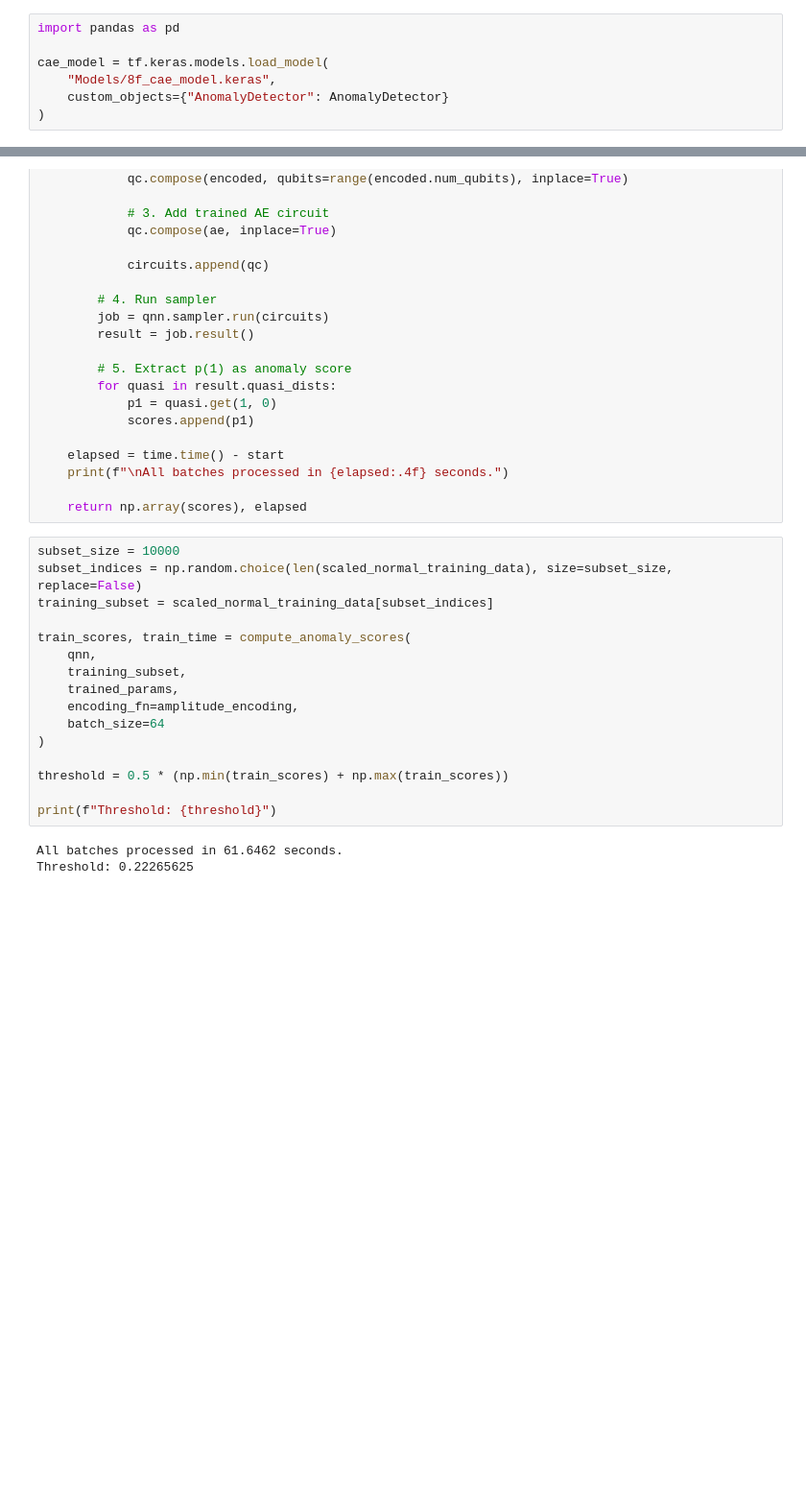
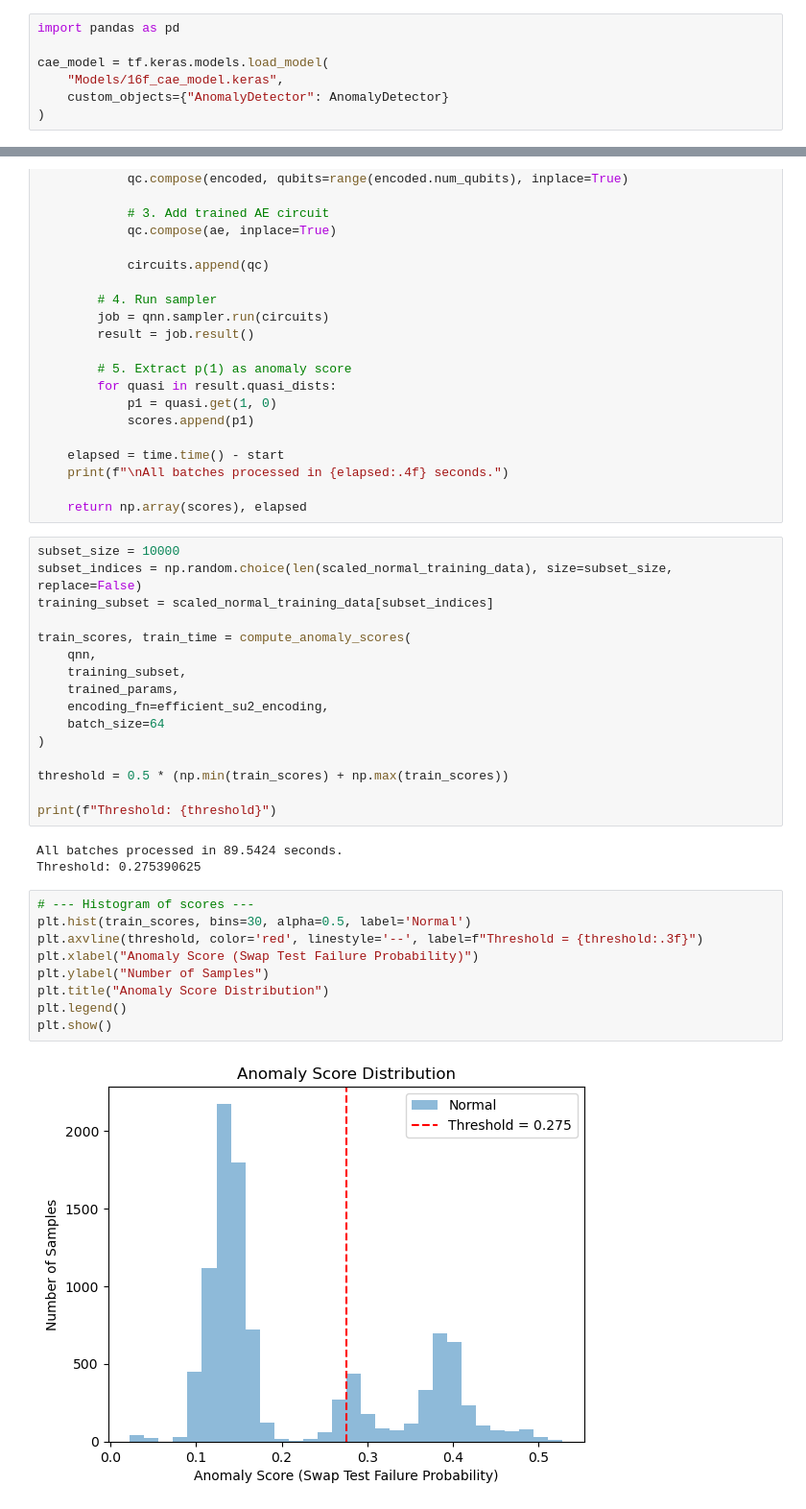
Before and after one commit to RohanSenthil/QAE_BETH_Anomaly, a Jupyter notebook: qae_evaluation.ipynb, the cells around one changed output, grey strips where cells are left out. Shown at 96% size. Saved outputs shown, nothing was run; the diff lists cells and outputs as text; blank space fills up the shorter version.

```diff
--- a/qae_evaluation.ipynb
+++ b/qae_evaluation.ipynb
@@ -103,7 +103,7 @@ class AnomalyDetector(tf.keras.Model):
 import pandas as pd
 
 cae_model = tf.keras.models.load_model(
-    "Models/8f_cae_model.keras",
+    "Models/16f_cae_model.keras",
     custom_objects={"AnomalyDetector": AnomalyDetector}
 )
 # %%
@@ -384,7 +385,7 @@ train_scores, train_time = compute_anomaly_scores(
     qnn,
     training_subset,
     trained_params,
-    encoding_fn=amplitude_encoding,
+    encoding_fn=efficient_su2_encoding,
     batch_size=64
 )
 
@@ -392,8 +393,19 @@ threshold = 0.5 * (np.min(train_scores) + np.max(train_scores))
 
 print(f"Threshold: {threshold}")
 # %% [output]
-All batches processed in 61.6462 seconds.
-Threshold: 0.22265625
+All batches processed in 89.5424 seconds.
+Threshold: 0.275390625
+# %%
+# --- Histogram of scores ---
+plt.hist(train_scores, bins=30, alpha=0.5, label='Normal')
+plt.axvline(threshold, color='red', linestyle='--', label=f"Threshold = {threshold:.3f}")
+plt.xlabel("Anomaly Score (Swap Test Failure Probability)")
+plt.ylabel("Number of Samples")
+plt.title("Anomaly Score Distribution")
+plt.legend()
+plt.show()
+# %% [output]
+[figure, added]
 # %%
 # Get predictions
 import matplotlib.pyplot as plt
```
Also changed, not shown: parts of 6 cells of this notebook, 28 other files.
